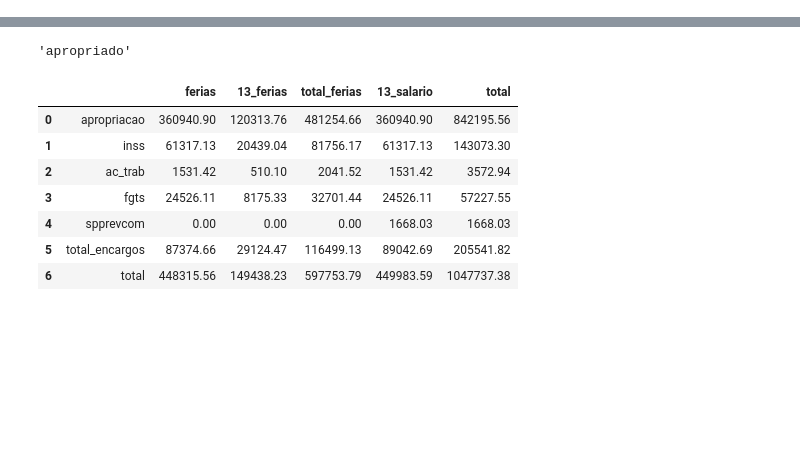
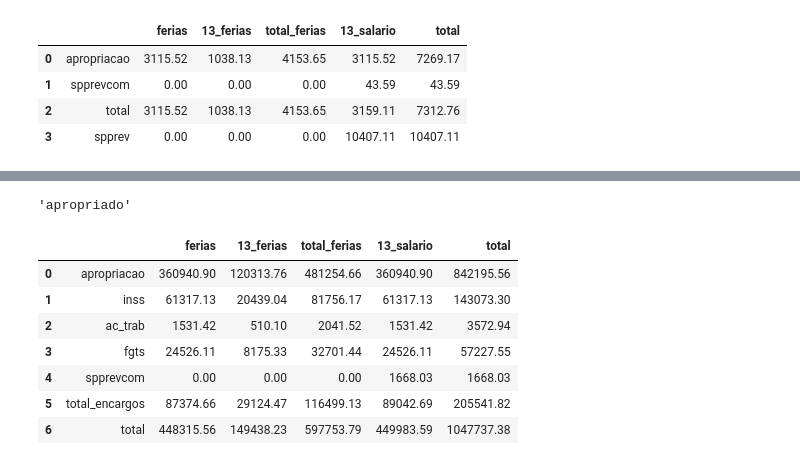
Before and after one commit to dev-alan87/apropriacao_compare, a Jupyter notebook: compare_reports.ipynb, the cells around one changed output, grey strips where cells are left out. Cells and saved outputs as stored; diff of their text form; code cells hidden in the pictures; blank space fills up the shorter version.

Commit message:
comparando autarquicos cobol vs java

```diff
--- a/compare_reports.ipynb
+++ b/compare_reports.ipynb
@@ -75,0 +1,75 @@ Leitura feita com sucesso...
+# %%
+import nbimporter
+import pandas as pd
+from collections import OrderedDict
+import read_report_cobol as cobol_reader # type: ignore
+import read_report_java as java_reader # type: ignore
+
+def get_employee_types():
+    employee_types = ['clt', 'autarquico']
+    return employee_types
+
+def get_common_table_types():
+    table_types = ['apropriado', 'realizado']
+    return table_types
+
+def subtract_dataframes(df1: pd.DataFrame, df2: pd.DataFrame, items:list) -> pd.DataFrame:
+    df3 = df1 - df2
+    if items is not None:
+        df3 = pd.concat([items, df3], axis=1)
+    return df3
+
+def correct_autarquico(cobol:pd.DataFrame) -> pd.DataFrame:
+    correct_cobol = cobol.iloc[:3,:].copy()
+    total_line = pd.to_numeric(correct_cobol.iloc[0, 1:], errors='coerce') + pd.to_numeric(correct_cobol.iloc[2, 1:], errors='coerce')
+    correct_cobol.iloc[1, 1:4] = 0.00
+    correct_cobol.iloc[1, 5] = correct_cobol.iloc[1, 4]
+    correct_cobol.loc[3] = ['total'] + total_line.tolist()
+    correct_cobol = correct_cobol.reindex([0,2,3,1])
+    correct_cobol = correct_cobol.reset_index(drop=True)
+    return correct_cobol
+
+def compare_clt_apropriado(cobol:pd.DataFrame, java:pd.DataFrame) -> pd.DataFrame:
+    items = java.iloc[:,0]
+    df_j =  java.iloc[:,1:].apply(pd.to_numeric, errors='coerce')
+    df_c = cobol.iloc[:,1:].apply(pd.to_numeric, errors='coerce')
+    return subtract_dataframes(df_j, df_c, items), cobol, java
+
+def compare_clt_realizado(cobol:pd.DataFrame, java:pd.DataFrame) -> pd.DataFrame:
+    items = cobol.iloc[:,0]
+    df_j  = java.iloc[2:,1:].apply(pd.to_numeric, errors='coerce')
+    df_j  = df_j.reset_index(drop=True)
+    df_c  = cobol.iloc[:,1:].apply(pd.to_numeric, errors='coerce')
+    return subtract_dataframes(df_j, df_c, items), cobol, java
+
+def compare_autarquico(cobol:pd.DataFrame, java:pd.DataFrame) -> pd.DataFrame:
+    cobol = correct_autarquico(cobol)
+    return compare_clt_apropriado(cobol, java)
+
+cobol_file_path = "RHPP05LA.PDF"
+java_file_path  = "RHPP05LA - GERAL.pdf"
+
+results = {}
+
+# lê os arquivos, adiciona a um dicionario e ordena as chaves
+cobol_report = cobol_reader.get_cobol_data_from(cobol_file_path)
+java_report = java_reader.get_java_data_from(java_file_path)
+cobol_report = OrderedDict(sorted(cobol_report.items()))
+java_report  = OrderedDict(sorted(java_report.items()))
+
+# verifica se as chaves sao iguais e na mesma ordem
+if list(cobol_report.keys()) == list(java_report.keys()):
+    for (c_key, c_item), (j_key, j_item) in zip(cobol_report.items(), java_report.items()):
+        for emp_type in get_employee_types():
+            for tb_type in get_common_table_types():
+                if emp_type == get_employee_types()[0] and tb_type == get_common_table_types()[0]:
+                    df_diff = compare_clt_apropriado(c_item[emp_type][tb_type], j_item[emp_type][tb_type])
+                elif emp_type == get_employee_types()[0] and tb_type == get_common_table_types()[1]:
+                    df_diff = compare_clt_realizado(c_item[emp_type][tb_type], j_item[emp_type][tb_type])
+                elif emp_type == get_employee_types()[1]:
+                    df_diff = compare_autarquico(c_item[emp_type][tb_type], j_item[emp_type][tb_type])
+                else:
+                    print("Tabela não identificada")
+else:
+    print("Chaves diferentes entre os arquivos! Validar PDF.")
+# %% [output]
@@ -75,0 +81,5 @@ Leitura feita com sucesso...
+|  |  | ferias | 13_ferias | total_ferias | 13_salario | total |
+| 0 | apropriacao | 3115.52 | 1038.13 | 4153.65 | 3115.52 | 7269.17 |
+| 1 | spprevcom | 0.00 | 0.00 | 0.00 | 43.59 | 43.59 |
+| 2 | total | 3115.52 | 1038.13 | 4153.65 | 3159.11 | 7312.76 |
+| 3 | spprev | 0.00 | 0.00 | 0.00 | 10407.11 | 10407.11 |
```
Also changed, not shown: parts of 2 cells of this notebook.
